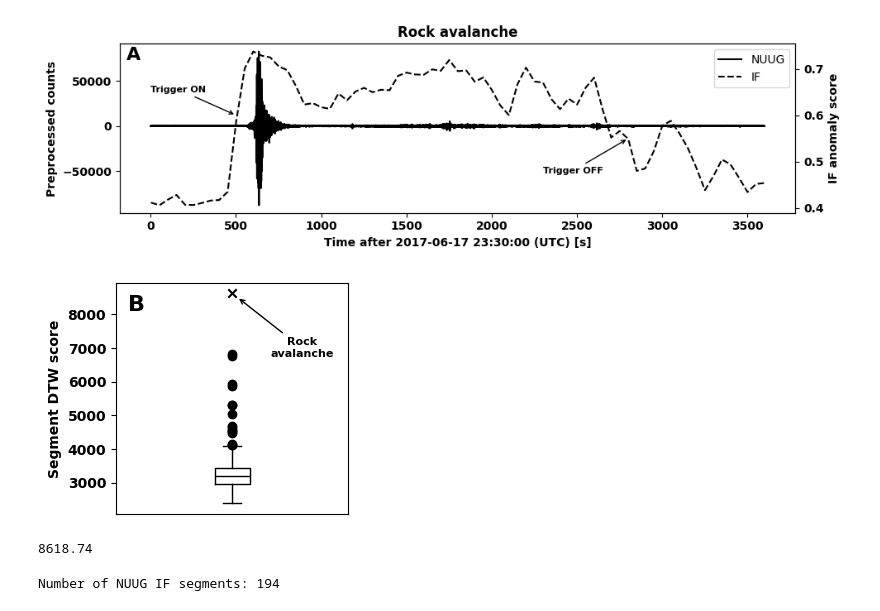
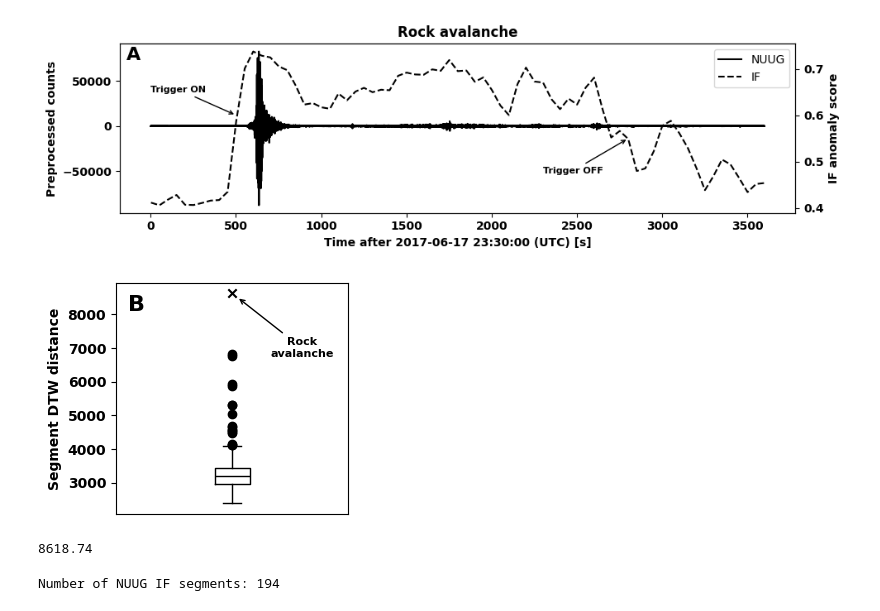
Before and after one commit to FKamper/seismic-isolation-forest, a Jupyter notebook: notebooks/plots.ipynb, the cells around one changed output. Cells and saved outputs as stored; diff of their text form; code cells hidden in the pictures.

Commit message:
fixed type in one plot

```diff
--- a/notebooks/plots.ipynb
+++ b/notebooks/plots.ipynb
@@ -1440,36 +1440,36 @@ ax.tick_params(axis="x", bottom=False)
 
 for element in ["boxes", "whiskers", "caps", "medians"]:
     plt.setp(box[element], color="black")
 
-plt.ylabel("Segment DTW score", fontweight="bold")
+plt.ylabel("Segment DTW distance", fontweight="bold")
 
 for label in ax.get_yticklabels():
     label.set_fontweight("bold")
 
 plt.annotate(
     "Rock\navalanche",
     xy=(1.02, outliers[-1] - 100),
     xytext=(1.3, 7000),
     ha="center",
     va="center",
     arrowprops=dict(arrowstyle="->", color="black"),
     fontsize=8,
     fontweight="bold",
 )
 
 # plt.tight_layout()
 plt.savefig(
-    "../plots/fig03.pdf",
+    "../plots/bp.pdf",
     dpi=300,
     bbox_inches="tight",
     transparent=False,
     pad_inches=0.1,
 )
 plt.show()
 
 print(np.round(np.max(outliers), 2))
 # %% [output]
-[figure, old version]
+[figure, new version]
 8618.74
 # %%
 nuug_if_segments = pd.read_csv("../output/DK/if/segments/NUUG.csv")
```
